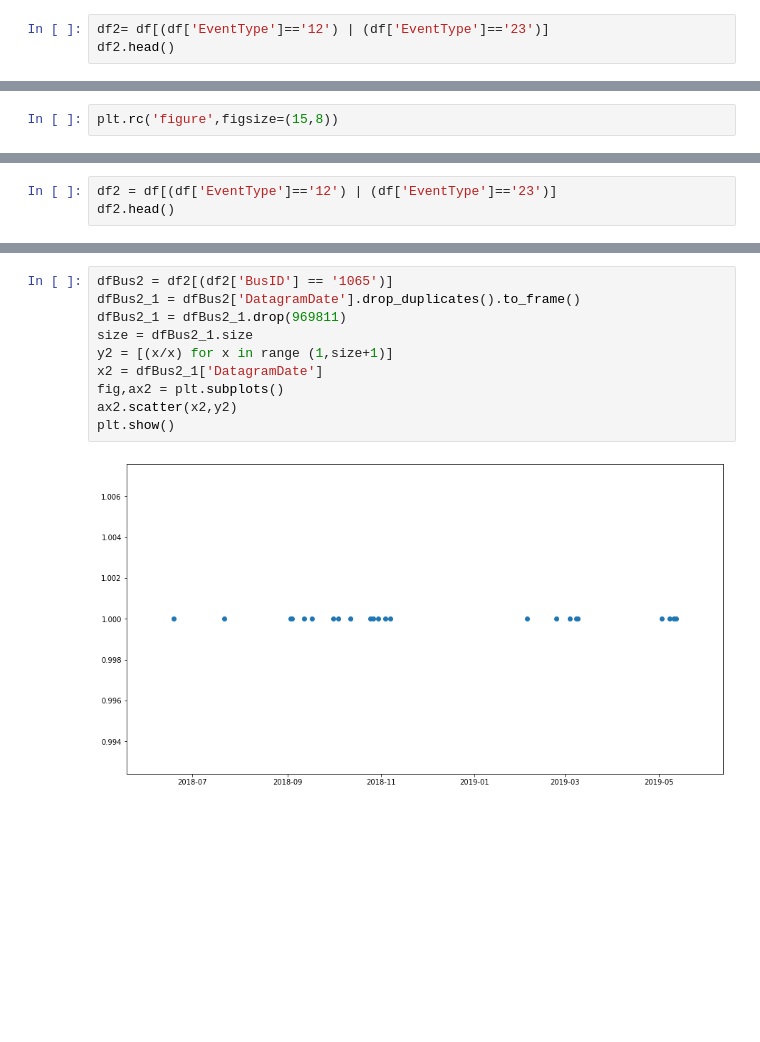
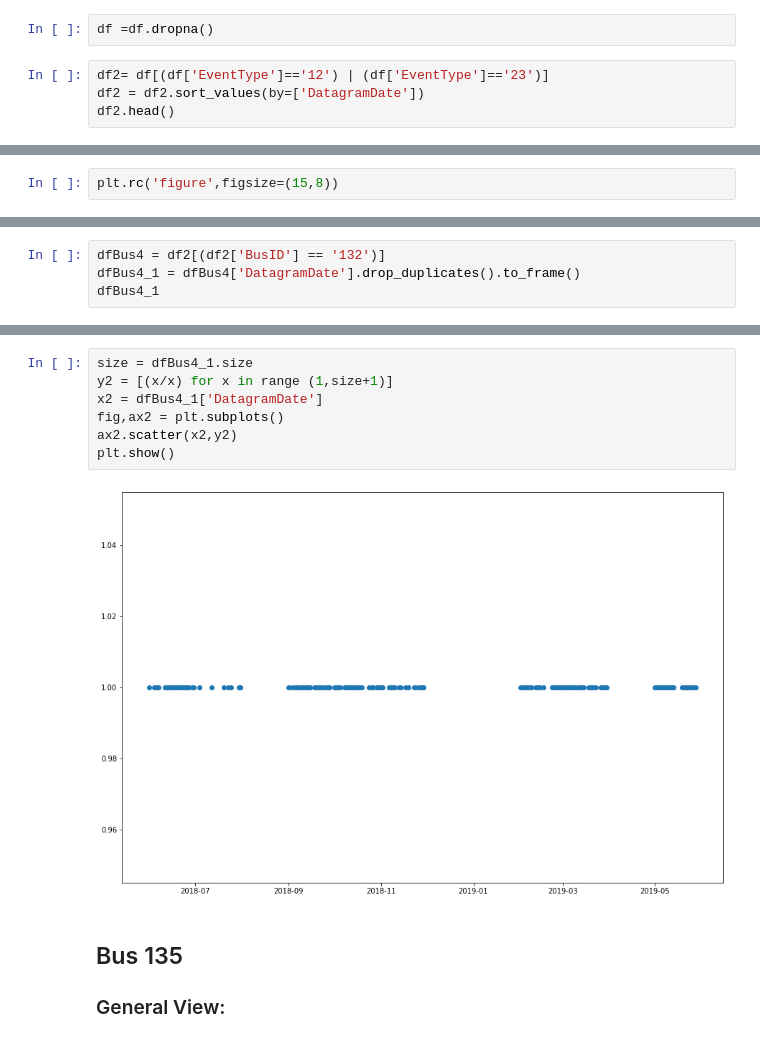
Before and after one commit to manuelq12/PDG-AVIOM-BUS_DIGITAL_TWIN, a Jupyter notebook: Analisis_Exploratorio/Python/AnalisisExploratorio.ipynb, the cells around one changed output, grey strips where cells are left out. Drawn from its saved outputs; the diff is of its cells as text; blank space fills up the shorter version.

Commit message:
General view graphics so far by Bus

```diff
--- a/Analisis_Exploratorio/Python/AnalisisExploratorio.ipynb
+++ b/Analisis_Exploratorio/Python/AnalisisExploratorio.ipynb
@@ -129,5 +155,8 @@ df.describe(include="all")
+# %%
+df =df.dropna()
 # %%
 df2= df[(df['EventType']=='12') | (df['EventType']=='23')]
+df2 = df2.sort_values(by=['DatagramDate'])
 df2.head()
 # %% [output]
 |  | EventType | RegisterDate | StopID | Odometer | Longitude | Latitude | TaskID | LineID | TripID | ... |
@@ -199,3 +225,0 @@ Index: []
-# %%
-df2 = df[(df['EventType']=='12') | (df['EventType']=='23')]
-df2.head()
@@ -240,0 +363,4 @@ plt.show()
+# %%
+dfBus4 = df2[(df2['BusID'] == '132')]
+dfBus4_1 = dfBus4['DatagramDate'].drop_duplicates().to_frame()
+dfBus4_1
@@ -241,12 +386,13 @@ plt.show()
 # %%
-dfBus2 = df2[(df2['BusID'] == '1065')]
-dfBus2_1 = dfBus2['DatagramDate'].drop_duplicates().to_frame()
-dfBus2_1 = dfBus2_1.drop(969811)
-size = dfBus2_1.size
+size = dfBus4_1.size
 y2 = [(x/x) for x in range (1,size+1)]
-x2 = dfBus2_1['DatagramDate']
+x2 = dfBus4_1['DatagramDate']
 fig,ax2 = plt.subplots()
 ax2.scatter(x2,y2)
 plt.show()
 # %% [output]
-[figure, old version]
+[figure, new version]
+# %% [markdown]
+## Bus 135
+
+### General View:
```
Also changed, not shown: parts of 47 cells of this notebook, 1 other file.
